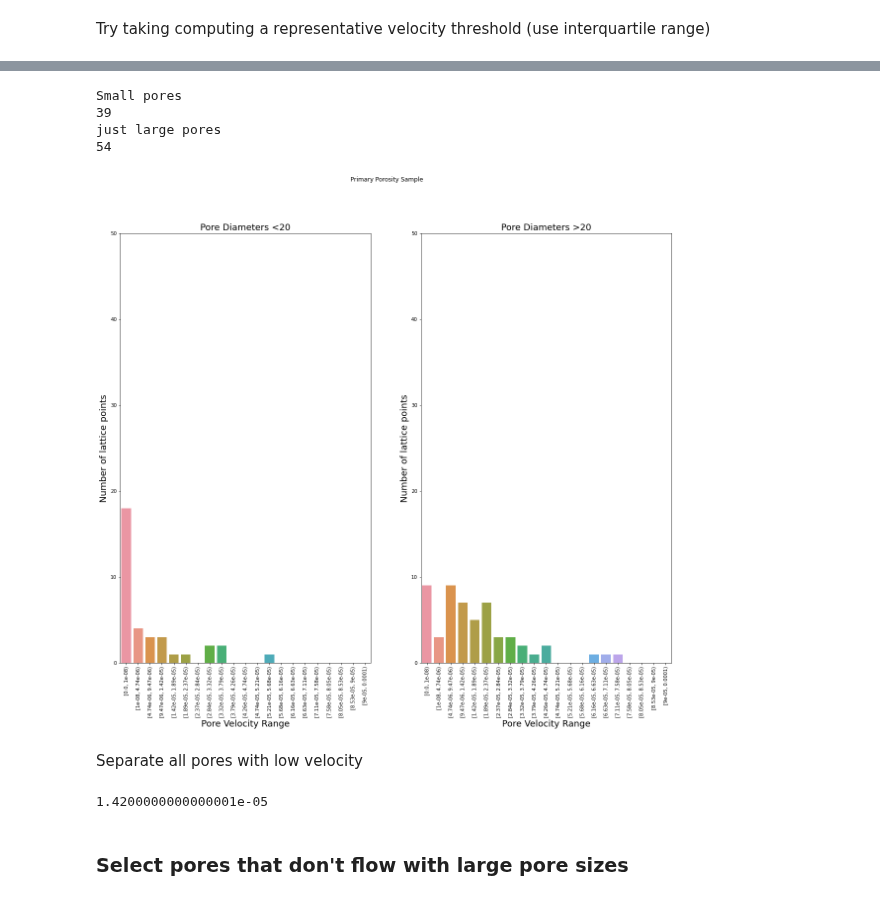
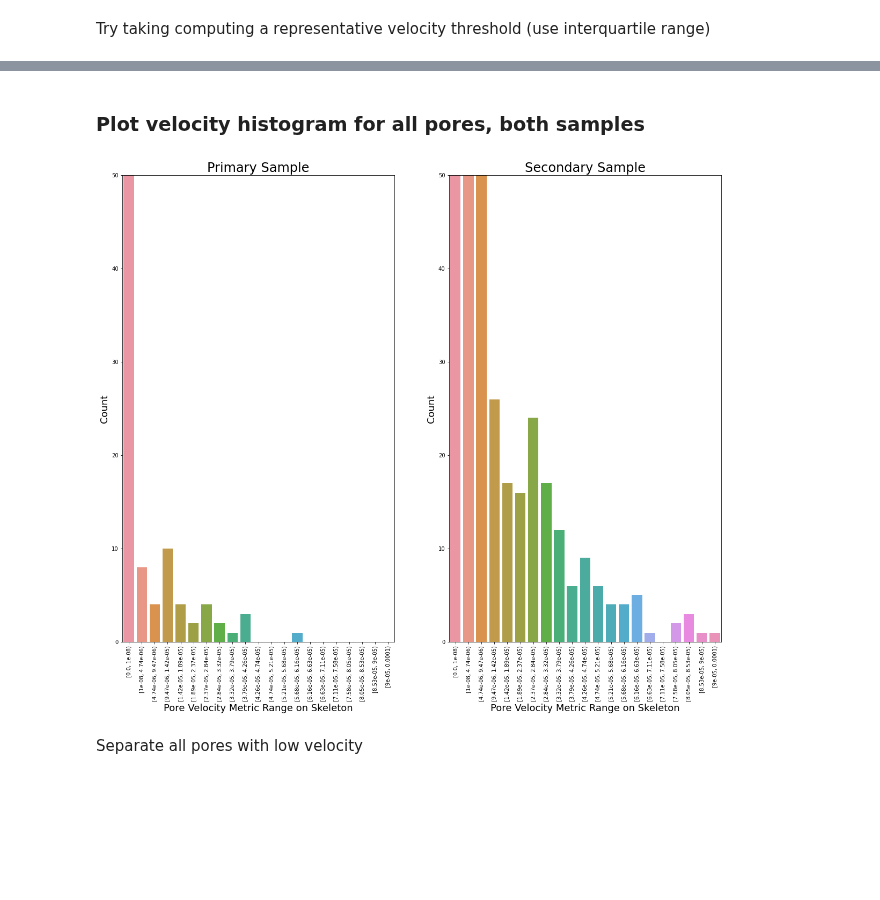
Before and after one commit to akkendrick/LABMOPS, a Jupyter notebook: lowFlowLargePores.ipynb, the cells around one changed output, grey strips where cells are left out. Saved outputs shown, nothing was run; the diff lists cells and outputs as text; code cells hidden in the pictures; blank space fills up the shorter version.

```diff
--- a/lowFlowLargePores.ipynb
+++ b/lowFlowLargePores.ipynb
@@ -228,7 +230,7 @@ for a in tqdm.tqdm(range(0,cubeSize), 'Primary porosity loop'):
 # %% [markdown]
 Try taking computing a representative velocity threshold (use interquartile range)
 # %%
-secondary_IQR_PoreVelocity =  []
+secondary_metric_PoreVelocity =  []
 secondaryMeanPoreVelocity =  []
 secondarySkeletonPoreDiam = []
 secondarySkeletonPoreRegion = []
@@ -238,14 +240,14 @@ for a in tqdm.tqdm(range(0, len(allSecondaryRegions)), 'Main Loop'):
     if currentRegion != 0:
         skeletonPoreVel = secondaryVelocitiesSkeleton[secondaryPoreRegionSkeleton == currentRegion]
         secondaryMeanPoreVelocity = np.append(secondaryMeanPoreVelocity, np.mean(skeletonPoreVel))
-        secondary_IQR_PoreVelocity = np.append(secondary_IQR_PoreVelocity, scipy.stats.iqr(skeletonPoreVel, interpolation = 'midpoint'))
+        secondary_metric_PoreVelocity = np.append(secondary_metric_PoreVelocity, np.median(skeletonPoreVel))
 
         # Adjust indices between regionProps and snow algorithm
         secondarySkeletonPoreDiam = np.append(secondarySkeletonPoreDiam, poreInfoSecondary['pore.diameter'][currentRegion-1] )
 
         secondarySkeletonPoreRegion = np.append(secondarySkeletonPoreRegion, currentRegion)
 # %%
-primary_IQR_PoreVelocity =  []
+primary_metric_PoreVelocity =  []
 primaryMeanPoreVelocity =  []
 primarySkeletonPoreDiam = []
 primarySkeletonPoreRegion = []
@@ -255,7 +257,7 @@ for a in tqdm.tqdm(range(0, len(allPrimaryRegions)), 'Main Loop'):
     if currentRegion != 0:
         skeletonPoreVel = primaryVelocitiesSkeleton[primaryPoreRegionSkeleton == currentRegion]
         primaryMeanPoreVelocity = np.append(primaryMeanPoreVelocity, np.mean(skeletonPoreVel))
-        primary_IQR_PoreVelocity = np.append(primary_IQR_PoreVelocity, scipy.stats.iqr(skeletonPoreVel, interpolation = 'midpoint'))
+        primary_metric_PoreVelocity = np.append(primary_metric_PoreVelocity, np.median(skeletonPoreVel))
 
         # Adjust indices between regionProps and snow algorithm
         primarySkeletonPoreDiam = np.append(primarySkeletonPoreDiam, poreInfoPrimary['pore.diameter'][currentRegion-1] )
@@ -360,65 +472,39 @@ just large pores
+# %% [markdown]
+### Plot velocity histogram for all pores, both samples
 # %%
-poreDiamThresh = 20
-
-IQRFilt = primary_IQR_PoreVelocity[primarySkeletonPoreDiam < poreDiamThresh]
-# number of large pores
-numSmallPores = primarySkeletonPoreDiam[primarySkeletonPoreDiam < poreDiamThresh]
-print('Small pores')
-print(len(numSmallPores))
-
 bins = np.linspace(0, 0.00009, num=20)
 #np.append(bins,0.0001)
 bins = np.append(bins, 0.0001)
 bins = np.insert(bins, 1, 0.00000001)
 
-df_small = pd.DataFrame({'skelVel': IQRFilt,
-                        'vel_group': pd.cut(IQRFilt, bins=bins, right=False)})
+df_primary = pd.DataFrame({'skelVelPrimary': primary_metric_PoreVelocity,
+                        'vel_groupPrimary': pd.cut(primary_metric_PoreVelocity, bins=bins, right=False)})
 
+df_secondary = pd.DataFrame({'skelVelSecondary': secondary_metric_PoreVelocity,
+                        'vel_groupSecondary': pd.cut(secondary_metric_PoreVelocity, bins=bins, right=False)})
 
-############################################################
-IQRFilt = primary_IQR_PoreVelocity[primarySkeletonPoreDiam > poreDiamThresh]
-# number of large pores
-numLargePores = primarySkeletonPoreDiam[primarySkeletonPoreDiam > poreDiamThresh]
-print('just large pores')
-print(len(numLargePores))
-
-df_large = pd.DataFrame({'skelVel': IQRFilt,
-                        'vel_group': pd.cut(IQRFilt, bins=bins, right=False)})
 
 ############################################################
 
 fig, axes = plt.subplots(1, 2, figsize=(20, 16))
-fig.suptitle('Primary Porosity Sample')
 
-sns.countplot(data=df_small,x='vel_group',ax=axes[0] )
-sns.countplot(data=df_large,x='vel_group',ax=axes[1])
+sns.countplot(data=df_primary,x='vel_groupPrimary',ax=axes[0] )
+sns.countplot(data=df_secondary,x='vel_groupSecondary',ax=axes[1])
 
-axes[0].set_title('Pore Diameters <'+str(poreDiamThresh), fontsize=18)
-axes[1].set_title('Pore Diameters >'+str(poreDiamThresh), fontsize=18)
+axes[0].set_title('Primary Sample', fontsize=24)
 axes[0].tick_params(axis='x', labelrotation=90)
+axes[0].set_ylim([0,50])
+axes[0].set_xlabel('Pore Velocity Metric Range on Skeleton', fontsize=18)
+axes[0].set_ylabel('Count', fontsize=18)
+
+axes[1].set_title('Secondary Sample', fontsize=24)
 axes[1].tick_params(axis='x', labelrotation=90)
-axes[0].set_ylim([0,50])
 axes[1].set_ylim([0,50])
+axes[1].set_xlabel('Pore Velocity Metric Range on Skeleton', fontsize=18)
+axes[1].set_ylabel('Count', fontsize=18)
 
-axes[0].set_xlabel('Pore Velocity Range', fontsize=18)
-axes[0].set_ylabel('Number of lattice points', fontsize=18)
-
-axes[1].set_xlabel('Pore Velocity Range', fontsize=18)
-axes[1].set_ylabel('Number of lattice points', fontsize=18)
-
-fig.savefig('primaryCustomHistIQR.png')
+fig.savefig('bothSamplesMetric_Hist.png')
 # %% [output]
-Small pores
-39
-just large pores
-54
-[figure, old version]
+[figure, new version]
 # %% [markdown]
 Separate all pores with low velocity
-# %%
-# Best choice for this? hardcoded to 0 per discussion on 4/2
-# Based on plots, trying 1.42 * 10^-5 on 4/19
-noFlowVelCutoff = 1.42 * 10 ** float(-5) # 0.5 * 10 ** float(-5)
-print(noFlowVelCutoff)
-# %% [output]
-1.4200000000000001e-05
@@ -442,2 +510,0 @@ noFlowRegionVector = []
-# %% [markdown]
-### Select pores that don't flow with large pore sizes
```
Also changed, not shown: parts of 26 cells of this notebook.
